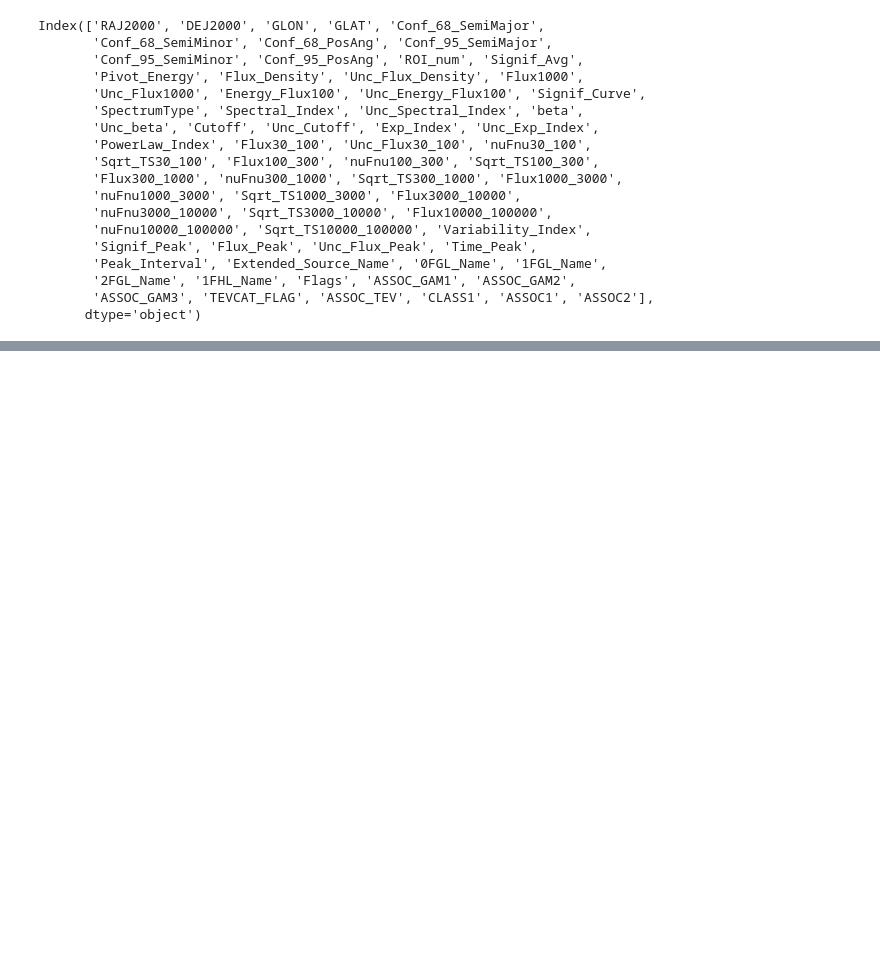
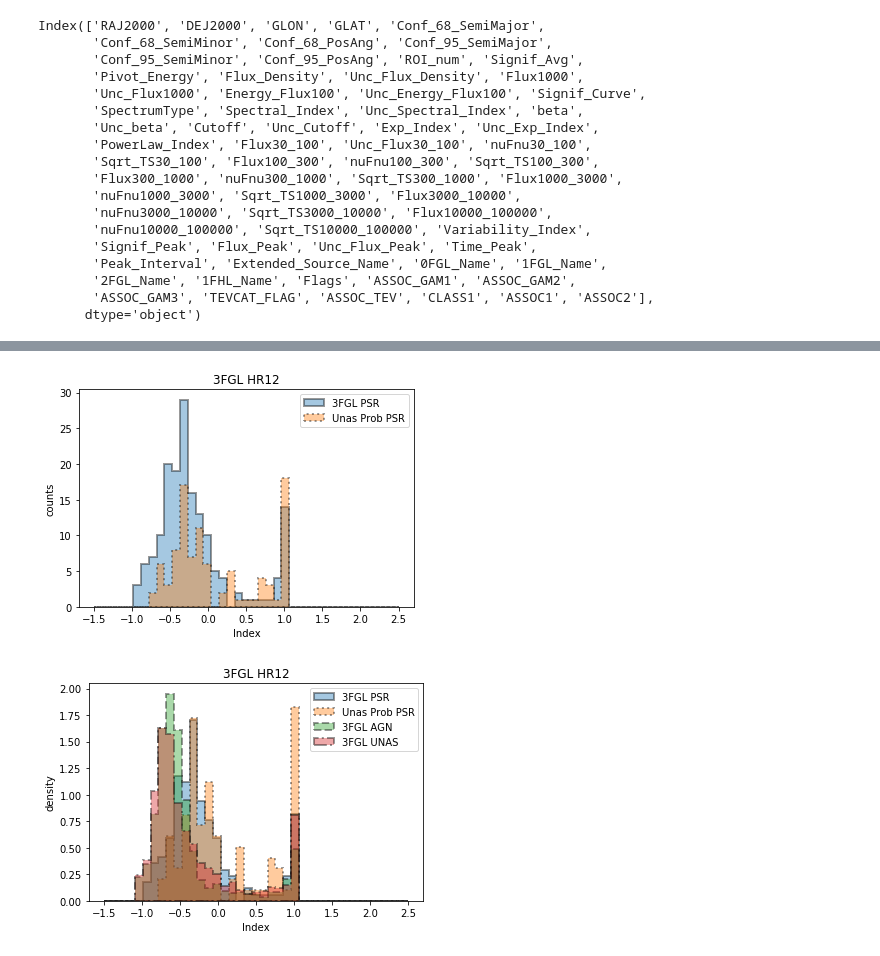
Before and after one commit to aakashbhat/Fermi-LAT, a Jupyter notebook: py_dima/plot_feature_hists.ipynb, the cells around one changed output, grey strips where cells are left out. Saved outputs shown, nothing was run; the diff lists cells and outputs as text; code cells hidden in the pictures; blank space fills up the shorter version.

```diff
--- a/py_dima/plot_feature_hists.ipynb
+++ b/py_dima/plot_feature_hists.ipynb
@@ -12,7 +12,11 @@ import plotting as my_plot
 cat = '3FGL'
 folder = '../ML_3FGL_paper/SOM'
 cat_fn = '%s/%s_prob_catalog.csv' % (folder, cat)
+cat_fn_loc = 'data/%s_prob_catalog_LE_index.csv' % (cat)
+fgl_fn_loc = 'data//gll_psc_v22_n500.csv'
 cat_df = pd.read_csv(cat_fn, index_col=0)
+
+save_plots = 0
 
 #cat = '4FGL' # '3FGL', '4FGL'
 if cat == '3FGL':
@@ -22,11 +26,10 @@ else:
     #fn_cat = '../PS_comparison/gll_psc_v26.fit' # 4FGL_DR2
 hdu_cat = fits.open(fn_cat)
 fgl_df = aux.hdu2df(hdu_cat[1], index_name='Source_Name') # transform hdu table to dataframe
-fgl_df = fgl_df.loc[cat_df.index] # remove sources with missing values - not needed for merge
 fgl_df.index = fgl_df.index.set_names('Source_Name_%s' % cat) # to merge on index name
 fgl_df['SpectrumType'] = [s.strip() for s in fgl_df['SpectrumType']]
 
-E1 = 0.3 # GeV
+E1 = 0.5 # GeV
 # %%
 fgl_df.columns
 # %% [output]
@@ -160,0 +186,9 @@ if cat == '3FGL':
+# %%
+name = 'HR12'
+binsl = np.linspace(-1.5, 2.5, 40)
+plot_hist(cat_df[name], name, bins=binsl, dens=0)
+plot_hist(cat_df[name], name, bins=binsl, dens=1)
+#pyplot.savefig('plots/hists/%s_%s.pdf' % (name, cat))
+# %% [output]
+[figure, added]
+[figure, added]
```
Also changed, not shown: parts of 10 cells of this notebook, 28 other files.
